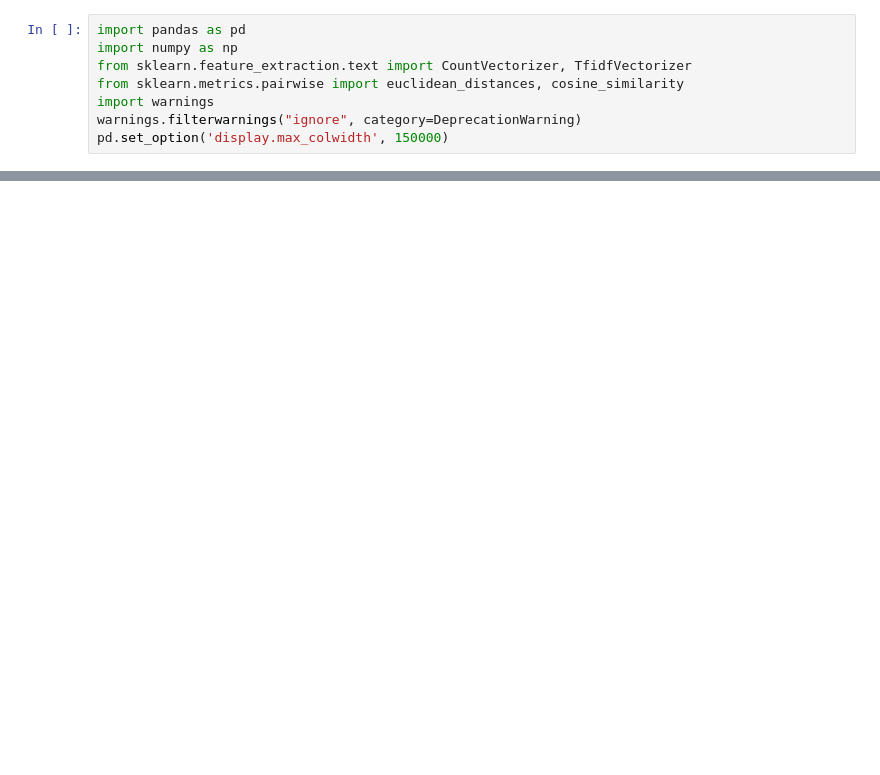
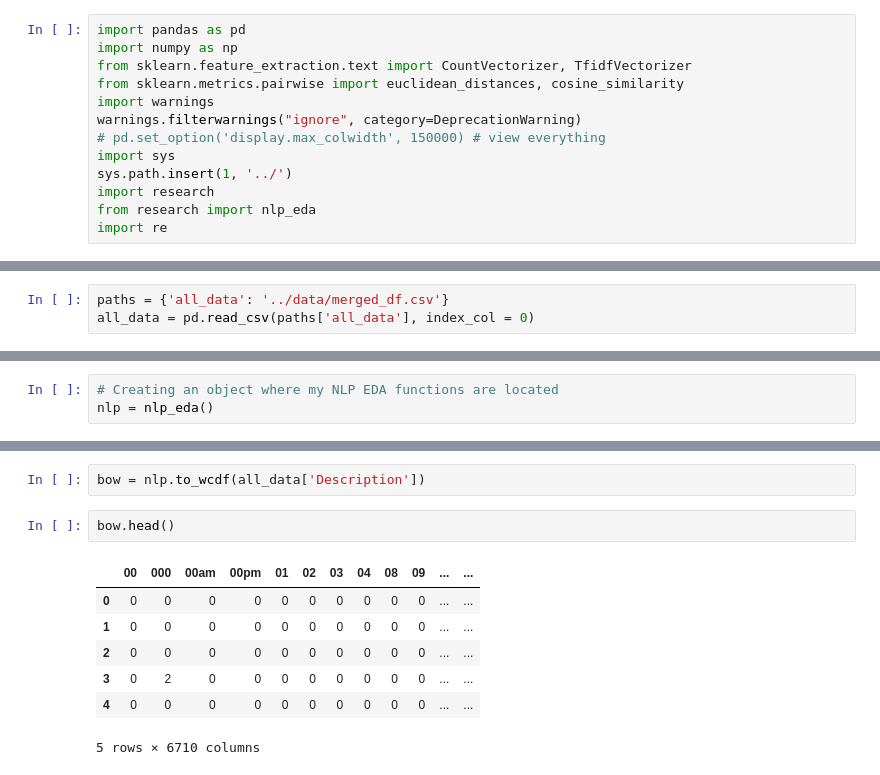
Before and after one commit to mtaruno/data-literacy-research, a Jupyter notebook: notebooks/matt_LDA.ipynb, the cells around one changed output, grey strips where cells are left out. Drawn from its saved outputs; the diff is of its cells as text; blank space fills up the shorter version.

```diff
--- a/notebooks/matt_LDA.ipynb
+++ b/notebooks/matt_LDA.ipynb
@@ -5,4 +5,9 @@ from sklearn.feature_extraction.text import CountVectorizer, TfidfVectorizer
 from sklearn.metrics.pairwise import euclidean_distances, cosine_similarity
 import warnings
 warnings.filterwarnings("ignore", category=DeprecationWarning)
-pd.set_option('display.max_colwidth', 150000)
+# pd.set_option('display.max_colwidth', 150000) # view everything
+import sys
+sys.path.insert(1, '../')
+import research
+from research import nlp_eda
+import re
@@ -14,0 +14,3 @@ SyntaxError: invalid syntax (__init__.py, line 22)
+# %%
+paths = {'all_data': '../data/merged_df.csv'}
+all_data = pd.read_csv(paths['all_data'], index_col = 0)
@@ -14,0 +30,3 @@ SyntaxError: invalid syntax (__init__.py, line 22)
+# %%
+# Creating an object where my NLP EDA functions are located
+nlp = nlp_eda()
@@ -14,0 +69,12 @@ SyntaxError: invalid syntax (__init__.py, line 22)
+# %%
+bow = nlp.to_wcdf(all_data['Description'])
+# %%
+bow.head()
+# %% [output]
+|  | 00 | 000 | 00am | 00pm | 01 | 02 | 03 | 04 | 08 | 09 | ... | ... |
+| 0 | 0 | 0 | 0 | 0 | 0 | 0 | 0 | 0 | 0 | 0 | ... | ... |
+| 1 | 0 | 0 | 0 | 0 | 0 | 0 | 0 | 0 | 0 | 0 | ... | ... |
+| 2 | 0 | 0 | 0 | 0 | 0 | 0 | 0 | 0 | 0 | 0 | ... | ... |
+| 3 | 0 | 2 | 0 | 0 | 0 | 0 | 0 | 0 | 0 | 0 | ... | ... |
+| 4 | 0 | 0 | 0 | 0 | 0 | 0 | 0 | 0 | 0 | 0 | ... | ... |
+5 rows × 6710 columns
```
Also changed, not shown: parts of 16 cells of this notebook, 4 other files.
